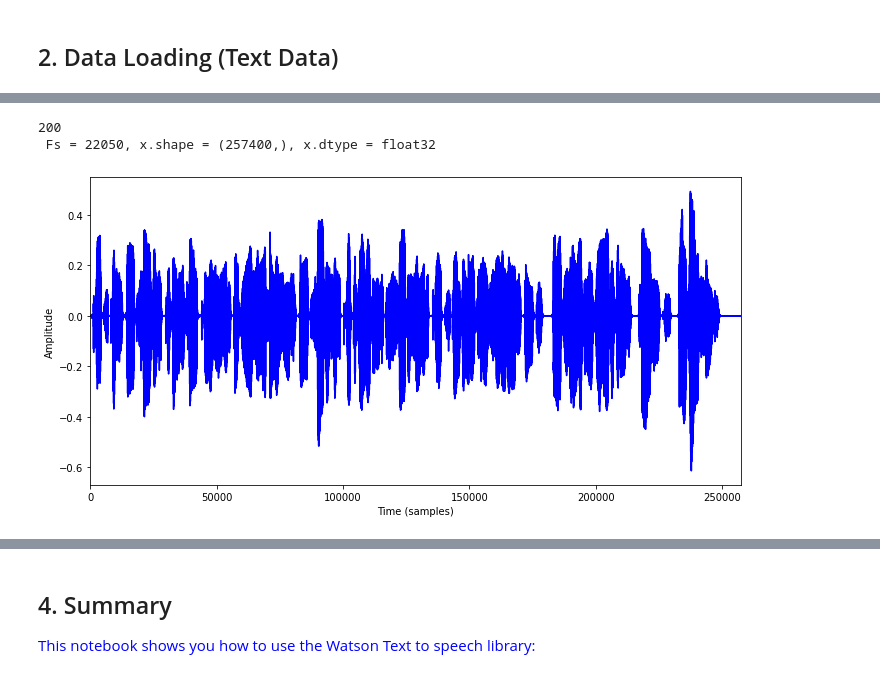
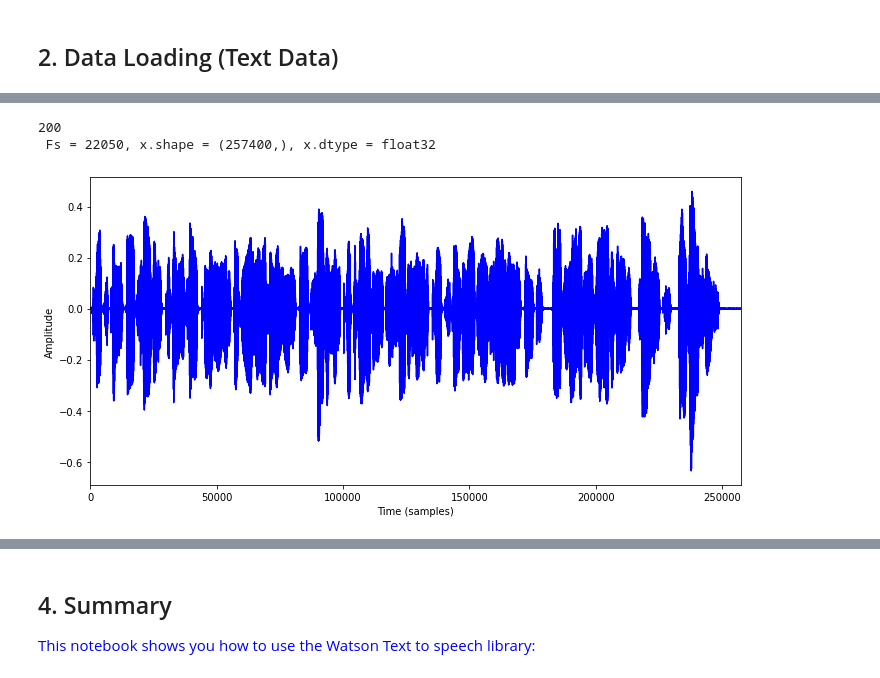
Before and after one commit to ibm-ecosystem-engineering/Watson-Speech, a Jupyter notebook: Text To Speech/Text To Speech Analysis.ipynb, the cells around one changed output, grey strips where cells are left out. Saved outputs shown, nothing was run; the diff lists cells and outputs as text; code cells hidden in the pictures.

Commit message:
Text to speech update

```diff
--- a/Text To Speech/Text To Speech Analysis.ipynb
+++ b/Text To Speech/Text To Speech Analysis.ipynb
@@ -36,0 +125,10 @@ import soundfile as sf
+# %%
+# method to get the Voice data from the text service
+def getSpeechFromText(headers,params,data,file_name):
+    request =requests.post(text_to_speech_url,headers=headers,params =params,data=data)
+    print(request.status_code)
+    if request.status_code != 200:
+        print("TTS Service status:", request.text)
+        print("Creating file ---",file_name)
+    with open(file_name, mode='bx') as f:
+        f.write(request.content)
@@ -110,11 +212,11 @@ print_plot_play(file_name)
 [interactive output not drawn]
 # %%
-params ={'voice':'en-US_AllisonV3Voice','pitch_percentage':-10}
-file_name ="text_to_speeh_pitch.wav"
+params ={'voice':'en-US_AllisonV3Voice','pitch_percentage':20}
+file_name ="text_to_speeh_pitch_out1.wav"
 result = getSpeechFromText(headers,params,data,file_name)
 print_plot_play(file_name)
 # %% [output]
 200
  Fs = 22050, x.shape = (257400,), x.dtype = float32
-[figure, old version]
+[figure, new version]
 [interactive output not drawn]
```
Also changed, not shown: parts of 44 cells of this notebook, 1 other file.
